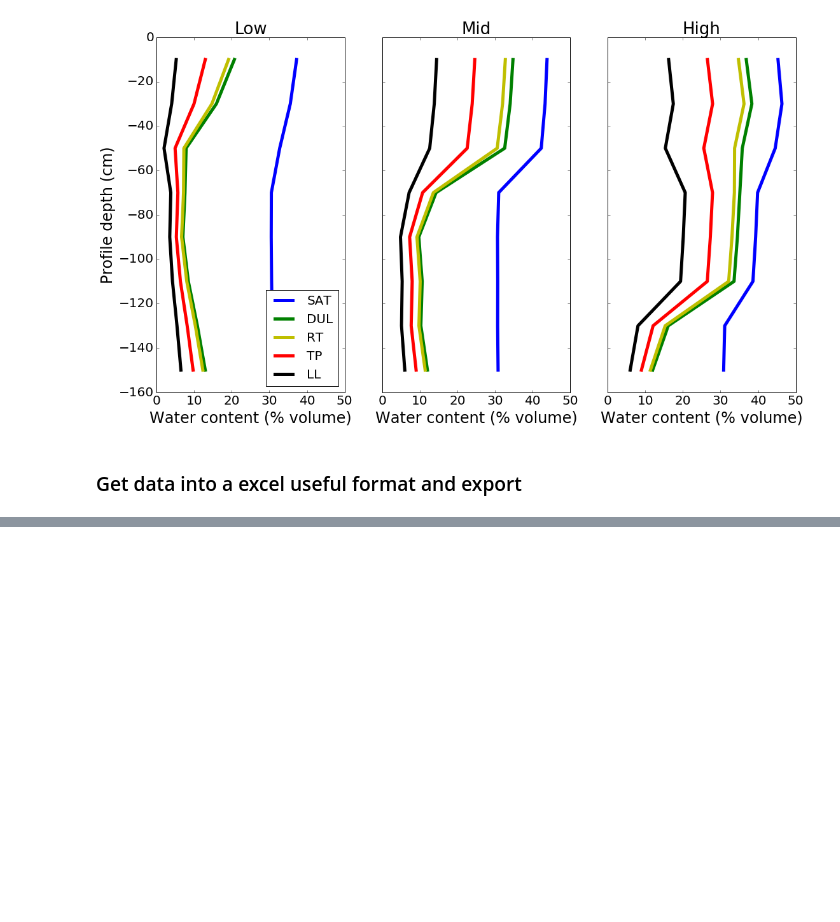
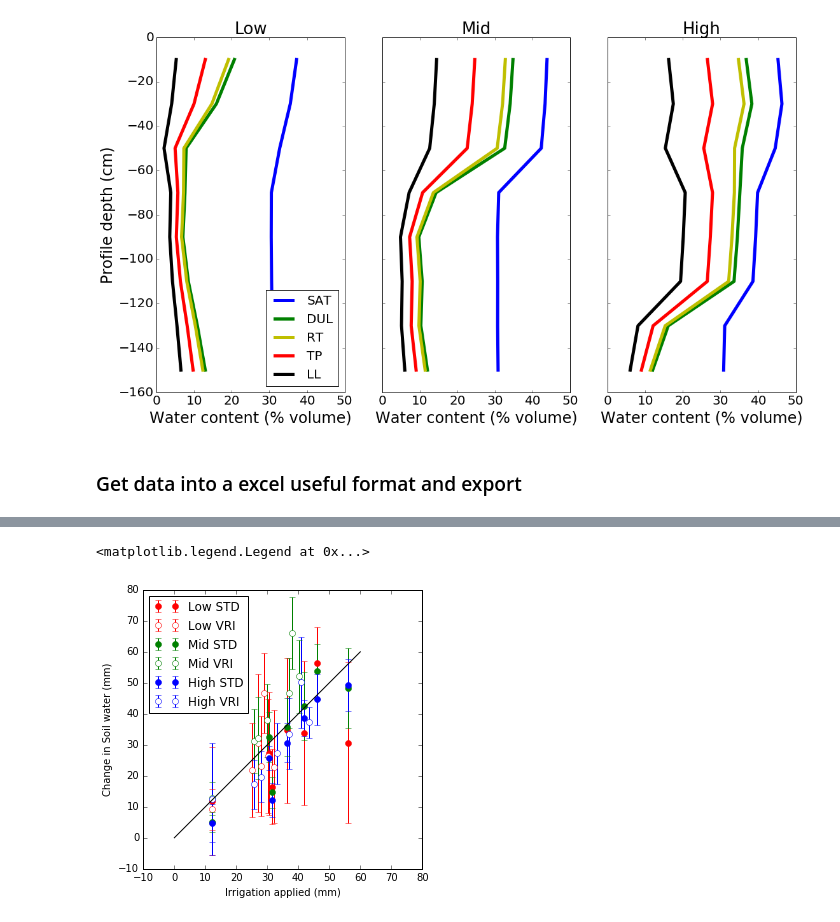
Before and after one commit to HamishBrownPFR/MVI, a Jupyter notebook: RA1.3/SoilWaterSummary.ipynb, the cells around one changed output, grey strips where cells are left out. Saved outputs shown, nothing was run; the diff lists cells and outputs as text; code cells hidden in the pictures; blank space fills up the shorter version.

```diff
--- a/RA1.3/SoilWaterSummary.ipynb
+++ b/RA1.3/SoilWaterSummary.ipynb
@@ -219,0 +368,22 @@ SoilWaterData.to_excel('K:\CPDiary\Data\BaxtersMVI\SoilWaterRawData.xlsx',merge_
+# %%
+Fig = plt.figure(figsize=(5,5))
+lineColors = ['r','r','g','g','b','b']
+fillColors = ['r','w','g','w','b','w']
+pos = 0
+for z in Zones:
+    for i in Irrigs:
+        SWincrease = DeltaSWCFrame.ix[WaterUseNP.index.isin(IrrigationsDaysNP),(z,i)].mean(axis=1)*-1
+        SWincreaseSD = DeltaSWCFrame.ix[WaterUseNP.index.isin(IrrigationsDaysNP),(z,i)].std(axis=1)
+        Applied = Irrigations.ix[Irrigations.index.isin(IrrigationsDaysIR),(z,i)]
+        plt.errorbar(Applied,SWincrease,SWincreaseSD,fmt='o',
+                     mec=lineColors[pos],mfc=fillColors[pos],ecolor=lineColors[pos],label=z+' '+i)
+        pos+=1
+plt.ylim(-10,80)
+plt.xlim(-10,80)
+plt.plot([0,60],[0,60],'-')
+plt.ylabel('Change in Soil water (mm)')
+plt.xlabel('Irrigation applied (mm)')
+plt.legend(loc=2)
+# %% [output]
+<matplotlib.legend.Legend at 0x...>
+[figure, added]
```
Also changed, not shown: parts of 18 cells of this notebook.
